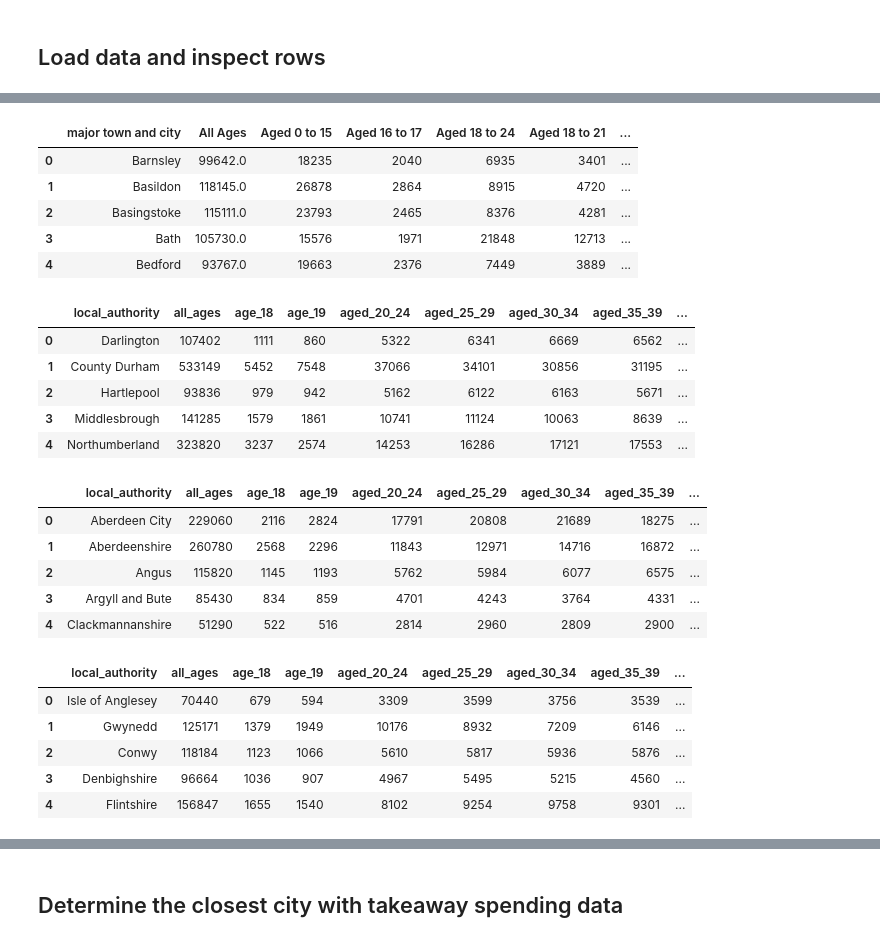
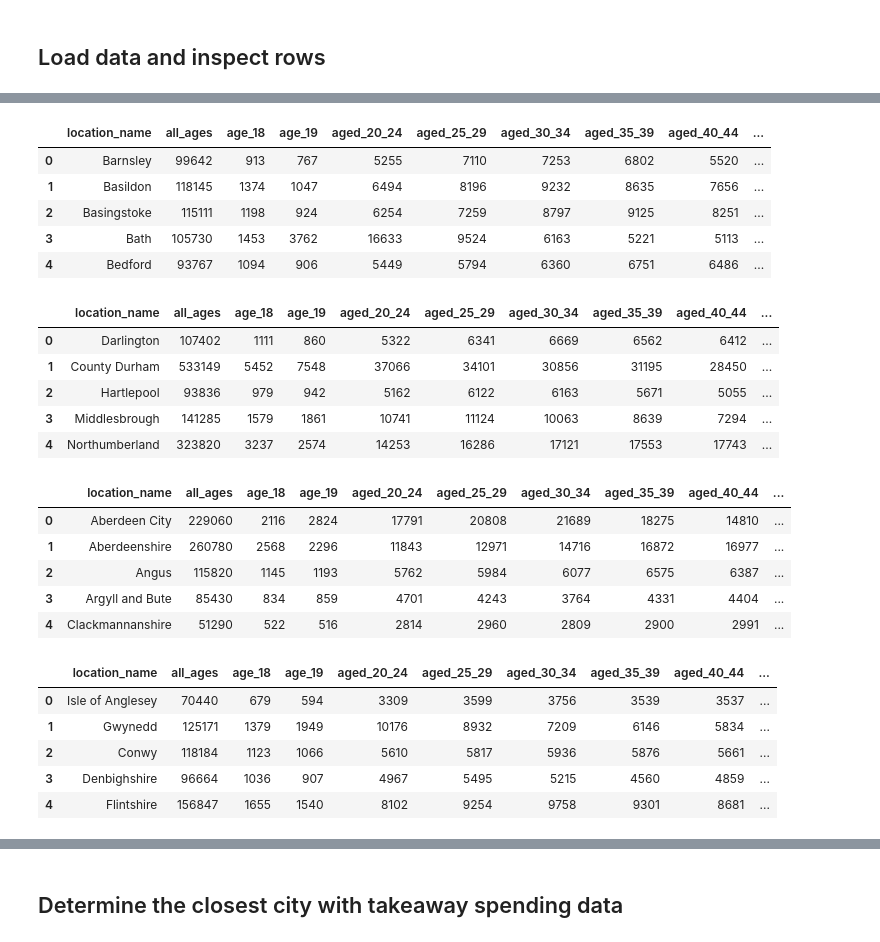
Before and after one commit to Anthony-Ng-20/City_Prioritisation_For_Food_Delivery, a Jupyter notebook: City_Prioritisation_For_Food_Delivery.ipynb, the cells around one changed output, grey strips where cells are left out. Drawn from its saved outputs; the diff is of its cells as text; code cells hidden in the pictures.

```diff
--- a/City_Prioritisation_For_Food_Delivery.ipynb
+++ b/City_Prioritisation_For_Food_Delivery.ipynb
@@ -102,7 +104,7 @@ def read_fixed_format(path, n_rows):
   df = pd.read_excel(path,
                         sheet_name = "Data",
                         header = None,
-                        names = ["local_authority",
+                        names = ["location_name",
                                   "all_ages",
                                   "age_18",
                                   "age_19",
@@ -130,7 +132,7 @@ def read_fixed_format(path, n_rows):
 avg_spend_csv        = '/content/drive/MyDrive/Personal_Project/UK_City_Average_Spend_On_Takeaways.csv' # average takeaway spend from KPMG research
 
 # Population data of England, Wales, Scotland, Northern Ireland
-major_city_csv       = '/content/drive/MyDrive/Personal_Project/Major_cities_towns_england_wales_28_OCT_2019.csv' # from national statistic in 2020
+major_city_xlsx       = '/content/drive/MyDrive/Personal_Project/nomis_major_cities_towns_england_wales_2020_data.xlsx' # from national statistic in 2020
 
 england_xlsx       = '/content/drive/MyDrive/Personal_Project/nomis_england_pop_estimate_2020_data.xlsx'
 scotland_xlsx      = '/content/drive/MyDrive/Personal_Project/nomis_scotland_pop_estimate_2020_data.xlsx'
@@ -146,20 +148,9 @@ spending   = pd.read_csv(avg_spend_csv,dtype={
                      'Average_Spend_2019': int,
                      'Average_Spend_2021': int,
                  })
-major_city = pd.read_csv(major_city_csv,dtype={
-                     'major town and city': str,
-                     'All Ages': float,
-                     'Aged 0 to 15': int,
-                     'Aged 16 to 17': int,
-                     'Aged 18 to 24': int,
-                     'Aged 18 to 21': int,
-                     'Aged 25 to 49': int,
-                     'Aged 50 to 64': int,
-                     'Aged 65+': int,
-                     'Age 65': int
-                 }
-                         )
 
+major_cities = read_fixed_format(major_city_xlsx,112)
+major_cities = major_cities.rename(columns={"local_authority":"major_cities_towns"})
 
 england = read_fixed_format(england_xlsx,309)
 scotland = read_fixed_format(scotland_xlsx,32)
@@ -189,39 +180,39 @@ spending.head()
 # %%
-major_city.head()
+major_cities.head()
 # %% [output]
-|  | major town and city | All Ages | Aged 0 to 15 | Aged 16 to 17 | Aged 18 to 24 | Aged 18 to 21 | ... |
-| 0 | Barnsley | 99642.0 | 18235 | 2040 | 6935 | 3401 | ... |
-| 1 | Basildon | 118145.0 | 26878 | 2864 | 8915 | 4720 | ... |
-| 2 | Basingstoke | 115111.0 | 23793 | 2465 | 8376 | 4281 | ... |
-| 3 | Bath | 105730.0 | 15576 | 1971 | 21848 | 12713 | ... |
-| 4 | Bedford | 93767.0 | 19663 | 2376 | 7449 | 3889 | ... |
+|  | location_name | all_ages | age_18 | age_19 | aged_20_24 | aged_25_29 | aged_30_34 | aged_35_39 | aged_40_44 | ... |
+| 0 | Barnsley | 99642 | 913 | 767 | 5255 | 7110 | 7253 | 6802 | 5520 | ... |
+| 1 | Basildon | 118145 | 1374 | 1047 | 6494 | 8196 | 9232 | 8635 | 7656 | ... |
+| 2 | Basingstoke | 115111 | 1198 | 924 | 6254 | 7259 | 8797 | 9125 | 8251 | ... |
+| 3 | Bath | 105730 | 1453 | 3762 | 16633 | 9524 | 6163 | 5221 | 5113 | ... |
+| 4 | Bedford | 93767 | 1094 | 906 | 5449 | 5794 | 6360 | 6751 | 6486 | ... |
 # %%
 england.head()
 # %% [output]
-|  | local_authority | all_ages | age_18 | age_19 | aged_20_24 | aged_25_29 | aged_30_34 | aged_35_39 | ... |
-| 0 | Darlington | 107402 | 1111 | 860 | 5322 | 6341 | 6669 | 6562 | ... |
-| 1 | County Durham | 533149 | 5452 | 7548 | 37066 | 34101 | 30856 | 31195 | ... |
-| 2 | Hartlepool | 93836 | 979 | 942 | 5162 | 6122 | 6163 | 5671 | ... |
-| 3 | Middlesbrough | 141285 | 1579 | 1861 | 10741 | 11124 | 10063 | 8639 | ... |
-| 4 | Northumberland | 323820 | 3237 | 2574 | 14253 | 16286 | 17121 | 17553 | ... |
+|  | location_name | all_ages | age_18 | age_19 | aged_20_24 | aged_25_29 | aged_30_34 | aged_35_39 | aged_40_44 | ... |
+| 0 | Darlington | 107402 | 1111 | 860 | 5322 | 6341 | 6669 | 6562 | 6412 | ... |
+| 1 | County Durham | 533149 | 5452 | 7548 | 37066 | 34101 | 30856 | 31195 | 28450 | ... |
+| 2 | Hartlepool | 93836 | 979 | 942 | 5162 | 6122 | 6163 | 5671 | 5055 | ... |
+| 3 | Middlesbrough | 141285 | 1579 | 1861 | 10741 | 11124 | 10063 | 8639 | 7294 | ... |
+| 4 | Northumberland | 323820 | 3237 | 2574 | 14253 | 16286 | 17121 | 17553 | 17743 | ... |
 # %%
 scotland.head()
 # %% [output]
-|  | local_authority | all_ages | age_18 | age_19 | aged_20_24 | aged_25_29 | aged_30_34 | aged_35_39 | ... |
-| 0 | Aberdeen City | 229060 | 2116 | 2824 | 17791 | 20808 | 21689 | 18275 | ... |
-| 1 | Aberdeenshire | 260780 | 2568 | 2296 | 11843 | 12971 | 14716 | 16872 | ... |
-| 2 | Angus | 115820 | 1145 | 1193 | 5762 | 5984 | 6077 | 6575 | ... |
-| 3 | Argyll and Bute | 85430 | 834 | 859 | 4701 | 4243 | 3764 | 4331 | ... |
-| 4 | Clackmannanshire | 51290 | 522 | 516 | 2814 | 2960 | 2809 | 2900 | ... |
+|  | location_name | all_ages | age_18 | age_19 | aged_20_24 | aged_25_29 | aged_30_34 | aged_35_39 | aged_40_44 | ... |
+| 0 | Aberdeen City | 229060 | 2116 | 2824 | 17791 | 20808 | 21689 | 18275 | 14810 | ... |
+| 1 | Aberdeenshire | 260780 | 2568 | 2296 | 11843 | 12971 | 14716 | 16872 | 16977 | ... |
+| 2 | Angus | 115820 | 1145 | 1193 | 5762 | 5984 | 6077 | 6575 | 6387 | ... |
+| 3 | Argyll and Bute | 85430 | 834 | 859 | 4701 | 4243 | 3764 | 4331 | 4404 | ... |
+| 4 | Clackmannanshire | 51290 | 522 | 516 | 2814 | 2960 | 2809 | 2900 | 2991 | ... |
 # %%
 wales.head()
 # %% [output]
-|  | local_authority | all_ages | age_18 | age_19 | aged_20_24 | aged_25_29 | aged_30_34 | aged_35_39 | ... |
-| 0 | Isle of Anglesey | 70440 | 679 | 594 | 3309 | 3599 | 3756 | 3539 | ... |
-| 1 | Gwynedd | 125171 | 1379 | 1949 | 10176 | 8932 | 7209 | 6146 | ... |
-| 2 | Conwy | 118184 | 1123 | 1066 | 5610 | 5817 | 5936 | 5876 | ... |
-| 3 | Denbighshire | 96664 | 1036 | 907 | 4967 | 5495 | 5215 | 4560 | ... |
-| 4 | Flintshire | 156847 | 1655 | 1540 | 8102 | 9254 | 9758 | 9301 | ... |
+|  | location_name | all_ages | age_18 | age_19 | aged_20_24 | aged_25_29 | aged_30_34 | aged_35_39 | aged_40_44 | ... |
+| 0 | Isle of Anglesey | 70440 | 679 | 594 | 3309 | 3599 | 3756 | 3539 | 3537 | ... |
+| 1 | Gwynedd | 125171 | 1379 | 1949 | 10176 | 8932 | 7209 | 6146 | 5834 | ... |
+| 2 | Conwy | 118184 | 1123 | 1066 | 5610 | 5817 | 5936 | 5876 | 5661 | ... |
+| 3 | Denbighshire | 96664 | 1036 | 907 | 4967 | 5495 | 5215 | 4560 | 4859 | ... |
+| 4 | Flintshire | 156847 | 1655 | 1540 | 8102 | 9254 | 9758 | 9301 | 8681 | ... |
 # %%
 n_ireland.head()
 # %% [output]
```
Also changed, not shown: parts of 37 cells of this notebook.
